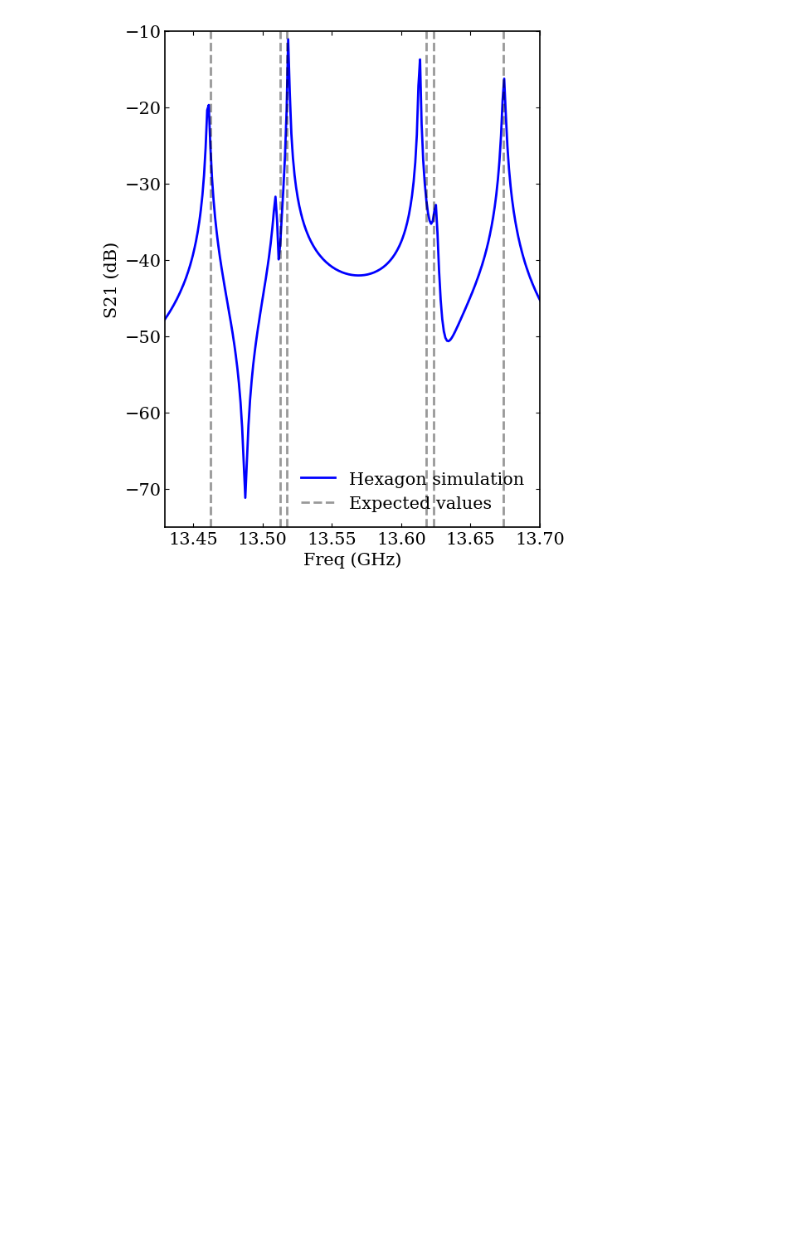
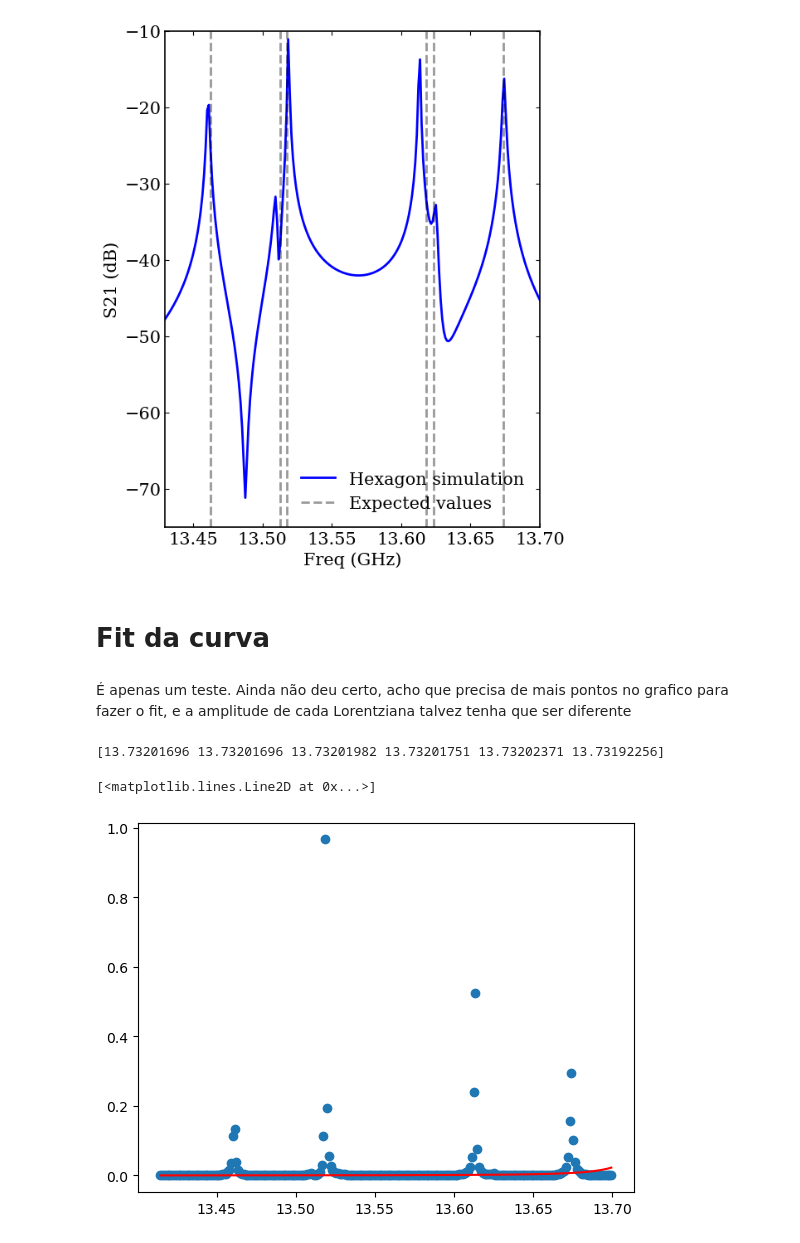
Before and after one commit to ScM-Edh/Projeto-Valentina, a Jupyter notebook: Rede grafeno/calculo rede hexagono.ipynb, the cells around one changed output. Cells and saved outputs as stored; diff of their text form; code cells hidden in the pictures; blank space fills up the shorter version.

```diff
--- a/Rede grafeno/calculo rede hexagono.ipynb
+++ b/Rede grafeno/calculo rede hexagono.ipynb
@@ -196,3 +201,30 @@ plt.savefig("grafico_artigo.png", dpi=600)
 plt.show()
 # %% [output]
 [figure]
+# %% [markdown]
+# Fit da curva
+# %% [markdown]
+É apenas um teste. Ainda não deu certo, acho que precisa de mais pontos no grafico para fazer o fit, e a amplitude de cada Lorentziana talvez tenha que ser diferente
+# %%
+# Fit com 3 picos
+def modelo(x, pico1, pico2, pico3, pico4, pico5, pico6):
+    G=0.001
+    pico = np.array([pico1, pico2, pico3, pico4, pico5, pico6])
+    return sum(4e-3*(G/((x-p)**2+(G/2)**2)) for p in pico)
+# %%
+y_data = (10**((h21[1]-30)/10)/8e-5)[100:350] # Eixo y linear normalizado para 1, no range que me interassa
+x_data = h21[0][100:350] # eixo x no range que interessa
+# plt.plot(x_data,y_data)
+# y_datafit = modelo(x_data, 13.45, 13.5, 13.55, 13.6, 13.65, 13.7)
+# plt.plot(x_data, y_datafit/4000)
+
+parametros_otimos, aux = curve_fit(modelo, x_data, y_data)
+y_datafit = modelo(x_data, *parametros_otimos)
+
+print(parametros_otimos)
+plt.scatter(x_data, y_data)
+plt.plot(x_data, y_datafit, color='red')
+# %% [output]
+[13.73201696 13.73201696 13.73201982 13.73201751 13.73202371 13.73192256]
+[<matplotlib.lines.Line2D at 0x...>]
+[figure, added]
```
Also changed, not shown: parts of 3 cells of this notebook.
